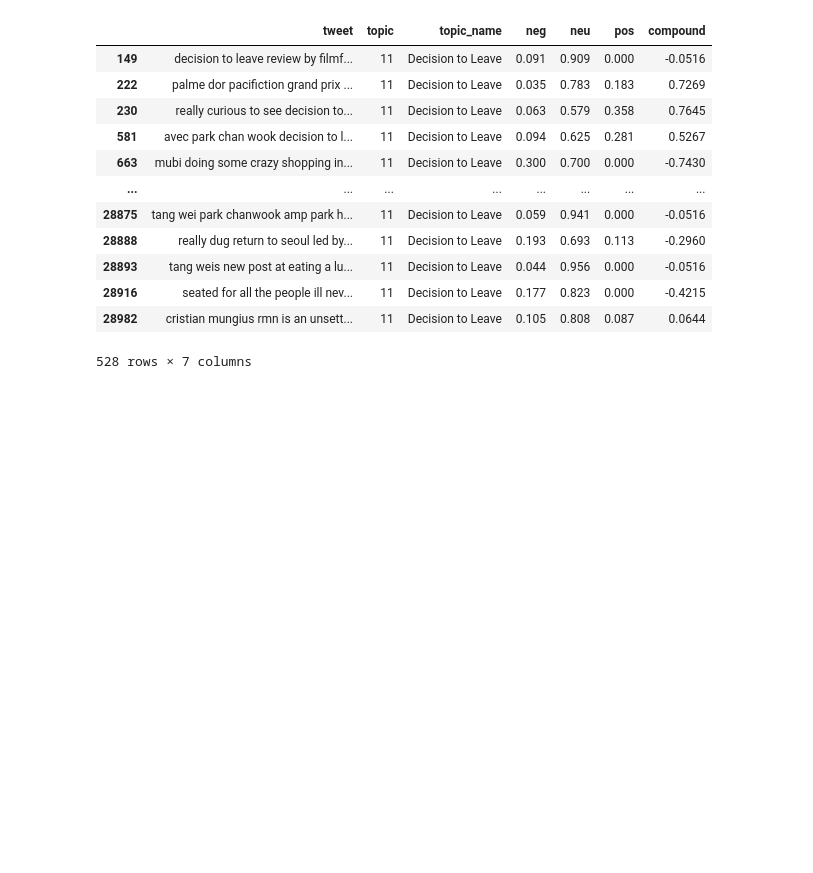
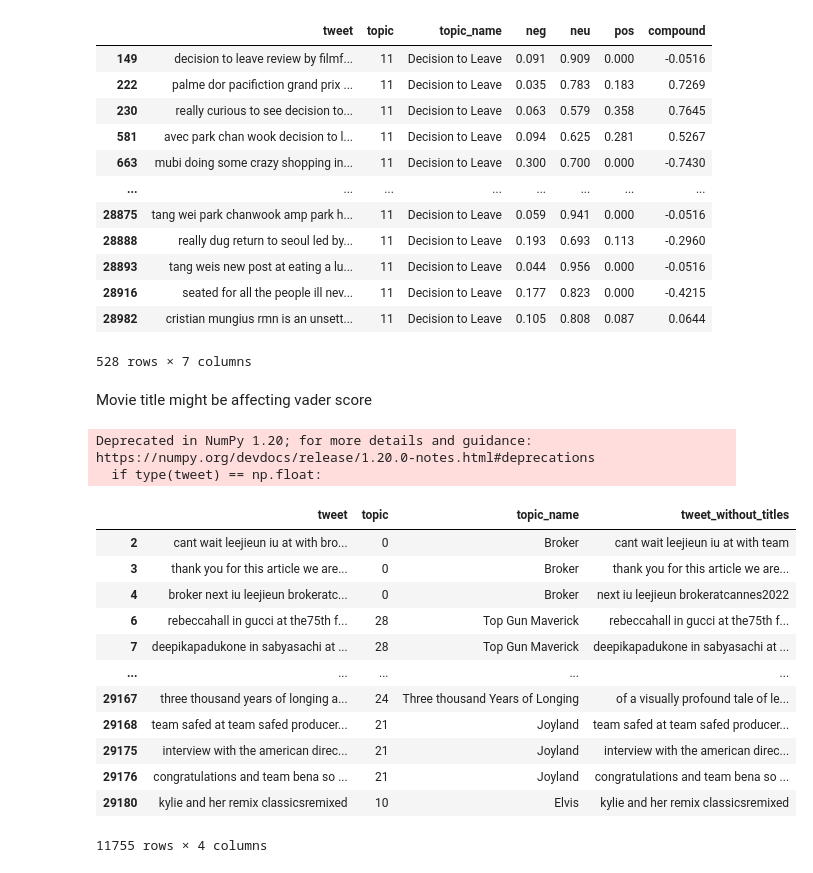
Before and after one commit to amyyunekim/Course_5_NLP, a Jupyter notebook: code/nlp_cannes.ipynb, the cells around one changed output. Saved outputs shown, nothing was run; the diff lists cells and outputs as text; code cells hidden in the pictures; blank space fills up the shorter version.

```diff
--- a/code/nlp_cannes.ipynb
+++ b/code/nlp_cannes.ipynb
@@ -689,3 +707,5 @@ df_vader[(df_vader['neg']>0 )& (df_vader['topic_name']== 'Decision to Leave')]
 | 28916 | seated for all the people ill nev... | 11 | Decision to Leave | 0.177 | 0.823 | 0.000 | -0.4215 |
 | 28982 | cristian mungius rmn is an unsett... | 11 | Decision to Leave | 0.105 | 0.808 | 0.087 | 0.0644 |
 528 rows × 7 columns
+# %% [markdown]
+Movie title might be affecting vader score
@@ -691,0 +726,21 @@ df_vader[(df_vader['neg']>0 )& (df_vader['topic_name']== 'Decision to Leave')]
+# %%
+df_movie_cleaned['tweet_without_titles']=[clean_tweet (tw) for tw in (df_movie_cleaned['tweet'])]
+# %% [output]
+Deprecated in NumPy 1.20; for more details and guidance: https://numpy.org/devdocs/release/1.20.0-notes.html#deprecations
+  if type(tweet) == np.float:
+# %%
+df_movie_cleaned
+# %% [output]
+|  | tweet | topic | topic_name | tweet_without_titles |
+| 2 | cant wait leejieun iu at with bro... | 0 | Broker | cant wait leejieun iu at with team |
+| 3 | thank you for this article we are... | 0 | Broker | thank you for this article we are... |
+| 4 | broker next iu leejieun brokeratc... | 0 | Broker | next iu leejieun brokeratcannes2022 |
+| 6 | rebeccahall in gucci at the75th f... | 28 | Top Gun Maverick | rebeccahall in gucci at the75th f... |
+| 7 | deepikapadukone in sabyasachi at ... | 28 | Top Gun Maverick | deepikapadukone in sabyasachi at ... |
+| ... | ... | ... | ... | ... |
+| 29167 | three thousand years of longing a... | 24 | Three thousand Years of Longing | of a visually profound tale of le... |
+| 29168 | team safed at team safed producer... | 21 | Joyland | team safed at team safed producer... |
+| 29175 | interview with the american direc... | 21 | Joyland | interview with the american direc... |
+| 29176 | congratulations and team bena so ... | 21 | Joyland | congratulations and team bena so ... |
+| 29180 | kylie and her remix classicsremixed | 10 | Elvis | kylie and her remix classicsremixed |
+11755 rows × 4 columns
```
Also changed, not shown: parts of 7 cells of this notebook.
